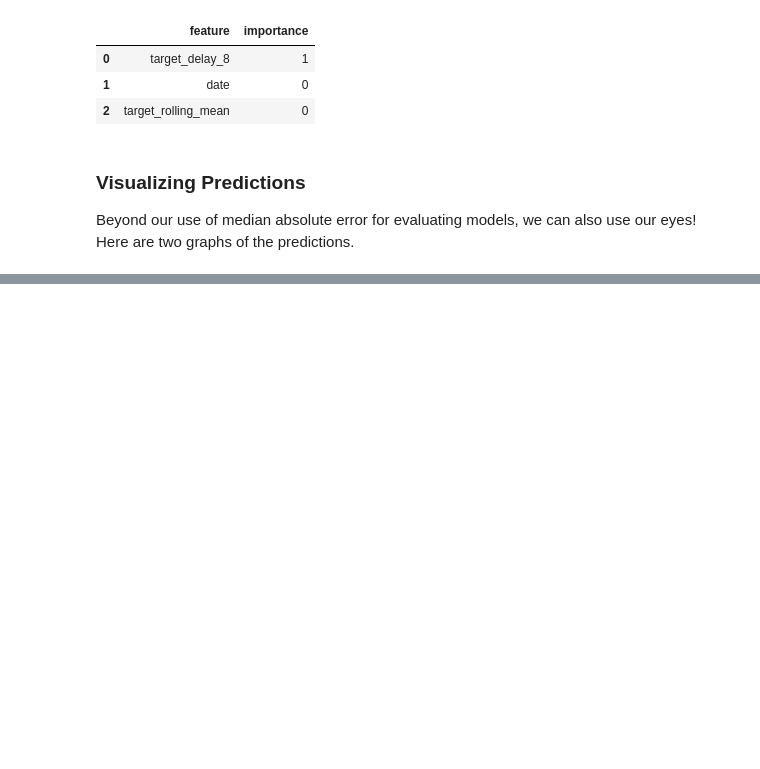
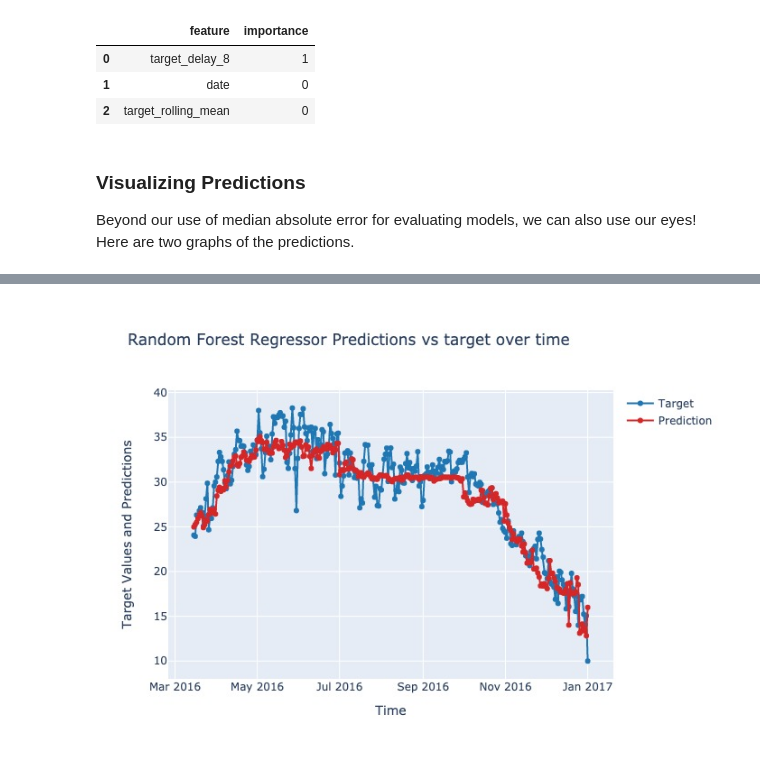
Before and after one commit to alteryx/open_source_demos, a Jupyter notebook: predict-daily-temperature/Temperature-Demo.ipynb, the cells around one changed output, grey strips where cells are left out. Cells and saved outputs as stored; diff of their text form; code cells hidden in the pictures; blank space fills up the shorter version.

```diff
--- a/predict-daily-temperature/Temperature-Demo.ipynb
+++ b/predict-daily-temperature/Temperature-Demo.ipynb
@@ -490,6 +490,7 @@ fig = evalml.model_understanding.graph_prediction_vs_actual_over_time(pipeline,
                                                                       X_train,
                                                                       y_train,
                                                                       dates=X_test['date'])
-fig.update_layout(title="Ramdom Forest Regressor Predictions vs target over time")
-fig
+fig.update_layout(title="Random Forest Regressor Predictions vs target over time")
+fig.write_image("figures/random_forest.jpeg")
+Image(filename="figures/random_forest.jpeg")
 # %% [output]
@@ -498 +497,2 @@ fig
+[figure, added]
 # %%
```
Also changed, not shown: parts of 2 cells of this notebook, 3 other files.
